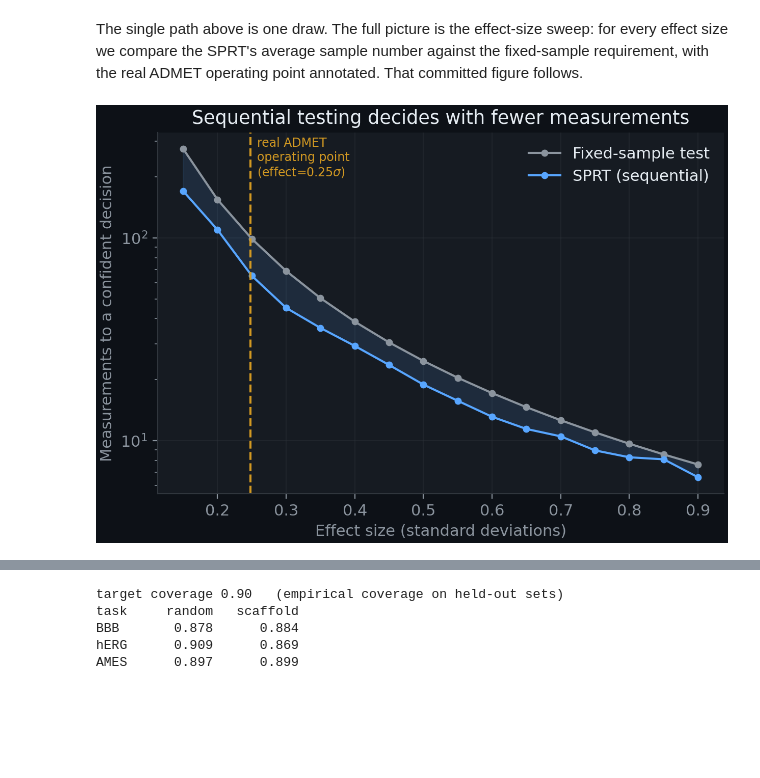
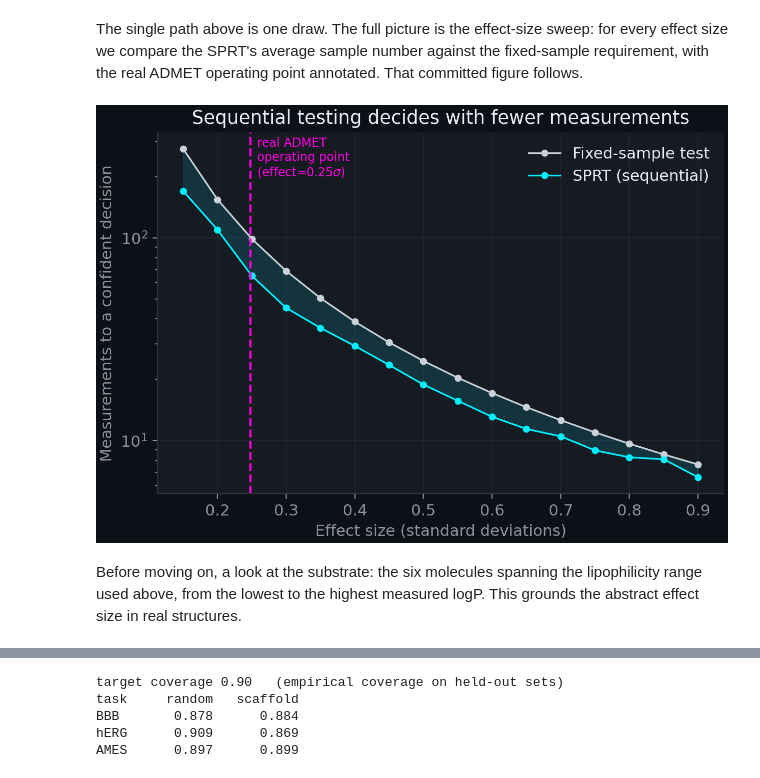
Before and after one commit to snptx1/snptx-repro-discovery, a Jupyter notebook: notebooks/walkthrough_calibrated_sequential_discovery.ipynb, the cells around one changed output, grey strips where cells are left out. Drawn from its saved outputs; the diff is of its cells as text; code cells hidden in the pictures; blank space fills up the shorter version.

```diff
--- a/notebooks/walkthrough_calibrated_sequential_discovery.ipynb
+++ b/notebooks/walkthrough_calibrated_sequential_discovery.ipynb
@@ -202,6 +317,8 @@ effect size we compare the SPRT's average sample number against the fixed-sample
 requirement, with the real ADMET operating point annotated. That committed figure follows.
 # %%
 """Show the committed effect-size sweep figure (fig1)."""
-display(Image(filename=str(FIG / "fig1_sprt_efficiency.png")))
+show_fig("fig1_sprt_efficiency.png")
 # %% [output]
-[figure, old version]
+[figure, new version]
+# %% [markdown]
+Before moving on, a look at the substrate: the six molecules spanning the lipophilicity range used above, from the lowest to the highest measured logP. This grounds the abstract effect size in real structures.
```
Also changed, not shown: parts of 24 cells of this notebook, 17 other files.
